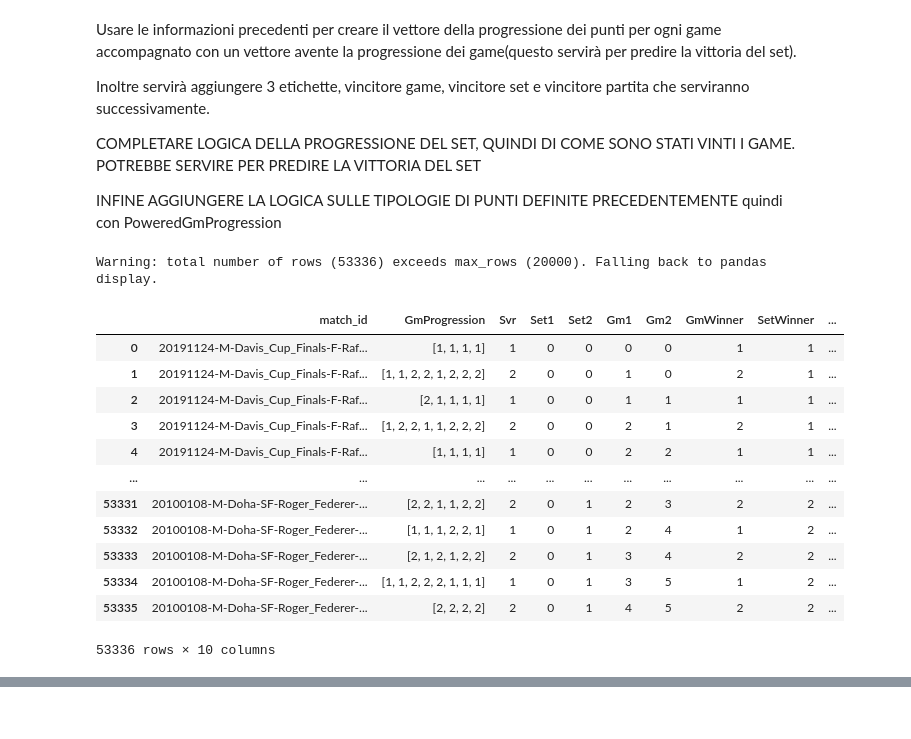
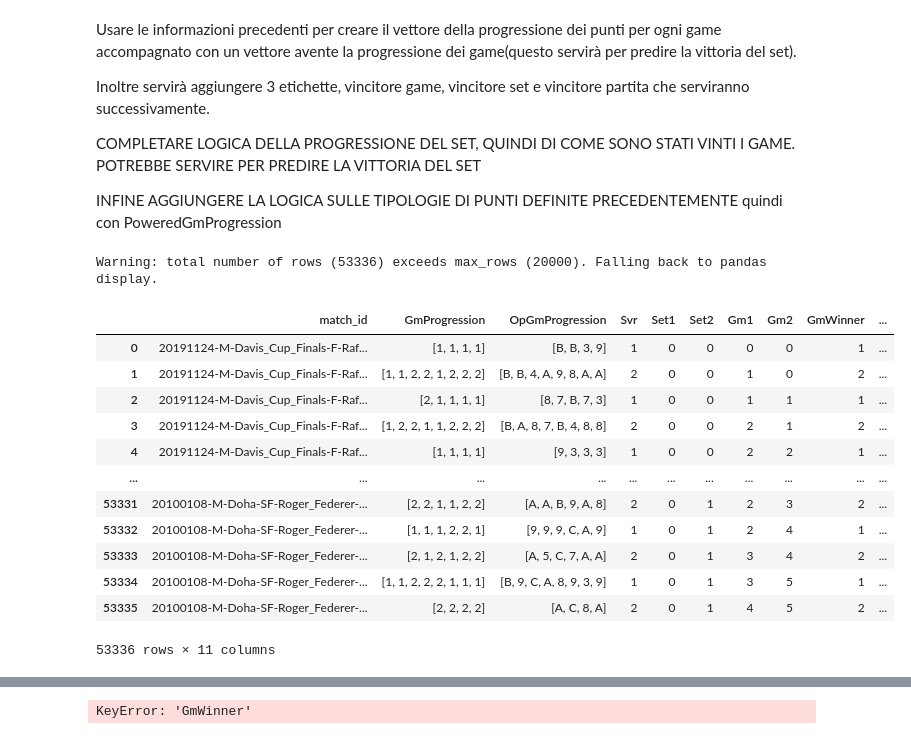
Before and after one commit to oraziotorre/MomentumShiftAI, a Jupyter notebook: ModelDevelopment.ipynb, the cells around one changed output, grey strips where cells are left out. Saved outputs shown, nothing was run; the diff lists cells and outputs as text; code cells hidden in the pictures.

Commit message:
Implement Op Game Progression base on the  Point Type of each point

```diff
--- a/ModelDevelopment.ipynb
+++ b/ModelDevelopment.ipynb
@@ -241,9 +254,11 @@ for index, row in dataset.iterrows():
     set_score = row['Set1'] + row['Set2']
     game_score = row['Gm1'] + row['Gm2']
     point_winner = row['PtWinner']
+    point_type = row['PointType']
 
-    # New match
+    # If New match
     if match_id != current_id:
+        # Save previous Match labels
         if new_row and last_point:
             new_row['GmWinner'] = last_point
             new_data.append(new_row)
@@ -260,6 +275,7 @@ for index, row in dataset.iterrows():
         new_row = {
             'match_id': match_id,
             'GmProgression': [point_winner],
+            'OpGmProgression': [point_type],
             "Svr": row['Svr'],
             'Set1': row['Set1'],
             'Set2': row['Set2'],
@@ -270,8 +286,9 @@ for index, row in dataset.iterrows():
             'MatchWinner': 0
         }
 
-    # New set
+    # If New set of the same Match
     elif set_score != current_set:
+        # Save previous Set labels
         if new_row and last_point:
             new_row['GmWinner'] = last_point
             new_data.append(new_row)
@@ -286,7 +303,8 @@ for index, row in dataset.iterrows():
         new_row = {
             'match_id': match_id,
             'GmProgression': [point_winner],
-            "Svr": row['Svr'],
+            'OpGmProgression': [point_type],
+            'Svr': row['Svr'],
             'Set1': row['Set1'],
             'Set2': row['Set2'],
             'Gm1': row['Gm1'],
@@ -296,8 +314,9 @@ for index, row in dataset.iterrows():
             'MatchWinner': 0
         }
 
-    # New game
+    # If New game of the same Set
     elif game_score != current_game:
+        # Save previous Game label
         if new_row and last_point:
             new_row['GmWinner'] = last_point
             new_data.append(new_row)
@@ -307,50 +326,53 @@ for index, row in dataset.iterrows():
         new_row = {
             'match_id': match_id,
             'GmProgression': [point_winner],
-            "Svr": row['Svr'],
+            'OpGmProgression': [point_type],
+            'Svr': row['Svr'],
             'Set1': row['Set1'],
             'Set2': row['Set2'],
             'Gm1': row['Gm1'],
             'Gm2': int(row['Gm2']) if not pd.isna(row['Gm2']) else 0,
             'GmWinner': 0,
             'SetWinner': 0,
             'MatchWinner': 0
         }
 
-    # Same game
+    # If same Game, Set and Match of the previous consideration
     else:
+        # Save Game progression sequences
         if new_row:
             new_row['GmProgression'].append(point_winner)
+            new_row['OpGmProgression'].append(point_type)
 
     last_point = point_winner
 
-# Last dataset's game
+# Last dataset's game memorization
 if new_row and last_point:
     new_row['GmWinner'] = last_point
     new_data.append(new_row)
     for r in new_data:
       if r['SetWinner'] == 0:
           r['SetWinner'] = last_point
       if r['MatchWinner'] == 0:
           r['MatchWinner'] = last_point
 
 
 
 
 new_dataset = pd.DataFrame(new_data)
 new_dataset
 # %% [output]
 Warning: total number of rows (53336) exceeds max_rows (20000). Falling back to pandas display.
-|  | match_id | GmProgression | Svr | Set1 | Set2 | Gm1 | Gm2 | GmWinner | SetWinner | ... |
-| 0 | 20191124-M-Davis_Cup_Finals-F-Raf... | [1, 1, 1, 1] | 1 | 0 | 0 | 0 | 0 | 1 | 1 | ... |
-| 1 | 20191124-M-Davis_Cup_Finals-F-Raf... | [1, 1, 2, 2, 1, 2, 2, 2] | 2 | 0 | 0 | 1 | 0 | 2 | 1 | ... |
-| 2 | 20191124-M-Davis_Cup_Finals-F-Raf... | [2, 1, 1, 1, 1] | 1 | 0 | 0 | 1 | 1 | 1 | 1 | ... |
-| 3 | 20191124-M-Davis_Cup_Finals-F-Raf... | [1, 2, 2, 1, 1, 2, 2, 2] | 2 | 0 | 0 | 2 | 1 | 2 | 1 | ... |
-| 4 | 20191124-M-Davis_Cup_Finals-F-Raf... | [1, 1, 1, 1] | 1 | 0 | 0 | 2 | 2 | 1 | 1 | ... |
+|  | match_id | GmProgression | OpGmProgression | Svr | Set1 | Set2 | Gm1 | Gm2 | GmWinner | ... |
+| 0 | 20191124-M-Davis_Cup_Finals-F-Raf... | [1, 1, 1, 1] | [B, B, 3, 9] | 1 | 0 | 0 | 0 | 0 | 1 | ... |
+| 1 | 20191124-M-Davis_Cup_Finals-F-Raf... | [1, 1, 2, 2, 1, 2, 2, 2] | [B, B, 4, A, 9, 8, A, A] | 2 | 0 | 0 | 1 | 0 | 2 | ... |
+| 2 | 20191124-M-Davis_Cup_Finals-F-Raf... | [2, 1, 1, 1, 1] | [8, 7, B, 7, 3] | 1 | 0 | 0 | 1 | 1 | 1 | ... |
+| 3 | 20191124-M-Davis_Cup_Finals-F-Raf... | [1, 2, 2, 1, 1, 2, 2, 2] | [B, A, 8, 7, B, 4, 8, 8] | 2 | 0 | 0 | 2 | 1 | 2 | ... |
+| 4 | 20191124-M-Davis_Cup_Finals-F-Raf... | [1, 1, 1, 1] | [9, 3, 3, 3] | 1 | 0 | 0 | 2 | 2 | 1 | ... |
 | ... | ... | ... | ... | ... | ... | ... | ... | ... | ... | ... |
-| 53331 | 20100108-M-Doha-SF-Roger_Federer-... | [2, 2, 1, 1, 2, 2] | 2 | 0 | 1 | 2 | 3 | 2 | 2 | ... |
-| 53332 | 20100108-M-Doha-SF-Roger_Federer-... | [1, 1, 1, 2, 2, 1] | 1 | 0 | 1 | 2 | 4 | 1 | 2 | ... |
-| 53333 | 20100108-M-Doha-SF-Roger_Federer-... | [2, 1, 2, 1, 2, 2] | 2 | 0 | 1 | 3 | 4 | 2 | 2 | ... |
-| 53334 | 20100108-M-Doha-SF-Roger_Federer-... | [1, 1, 2, 2, 2, 1, 1, 1] | 1 | 0 | 1 | 3 | 5 | 1 | 2 | ... |
-| 53335 | 20100108-M-Doha-SF-Roger_Federer-... | [2, 2, 2, 2] | 2 | 0 | 1 | 4 | 5 | 2 | 2 | ... |
+| 53331 | 20100108-M-Doha-SF-Roger_Federer-... | [2, 2, 1, 1, 2, 2] | [A, A, B, 9, A, 8] | 2 | 0 | 1 | 2 | 3 | 2 | ... |
+| 53332 | 20100108-M-Doha-SF-Roger_Federer-... | [1, 1, 1, 2, 2, 1] | [9, 9, 9, C, A, 9] | 1 | 0 | 1 | 2 | 4 | 1 | ... |
+| 53333 | 20100108-M-Doha-SF-Roger_Federer-... | [2, 1, 2, 1, 2, 2] | [A, 5, C, 7, A, A] | 2 | 0 | 1 | 3 | 4 | 2 | ... |
+| 53334 | 20100108-M-Doha-SF-Roger_Federer-... | [1, 1, 2, 2, 2, 1, 1, 1] | [B, 9, C, A, 8, 9, 3, 9] | 1 | 0 | 1 | 3 | 5 | 1 | ... |
+| 53335 | 20100108-M-Doha-SF-Roger_Federer-... | [2, 2, 2, 2] | [A, C, 8, A] | 2 | 0 | 1 | 4 | 5 | 2 | ... |
-53336 rows × 10 columns
+53336 rows × 11 columns
@@ -357,0 +379,4 @@ Warning: total number of rows (53336) exceeds max_rows (20000). Limiting to firs
+# %%
+simboli_finali = Counter(dataset['GmWinner'])
+# %% [output]
+KeyError: 'GmWinner'
```
Also changed, not shown: parts of 6 cells of this notebook.
